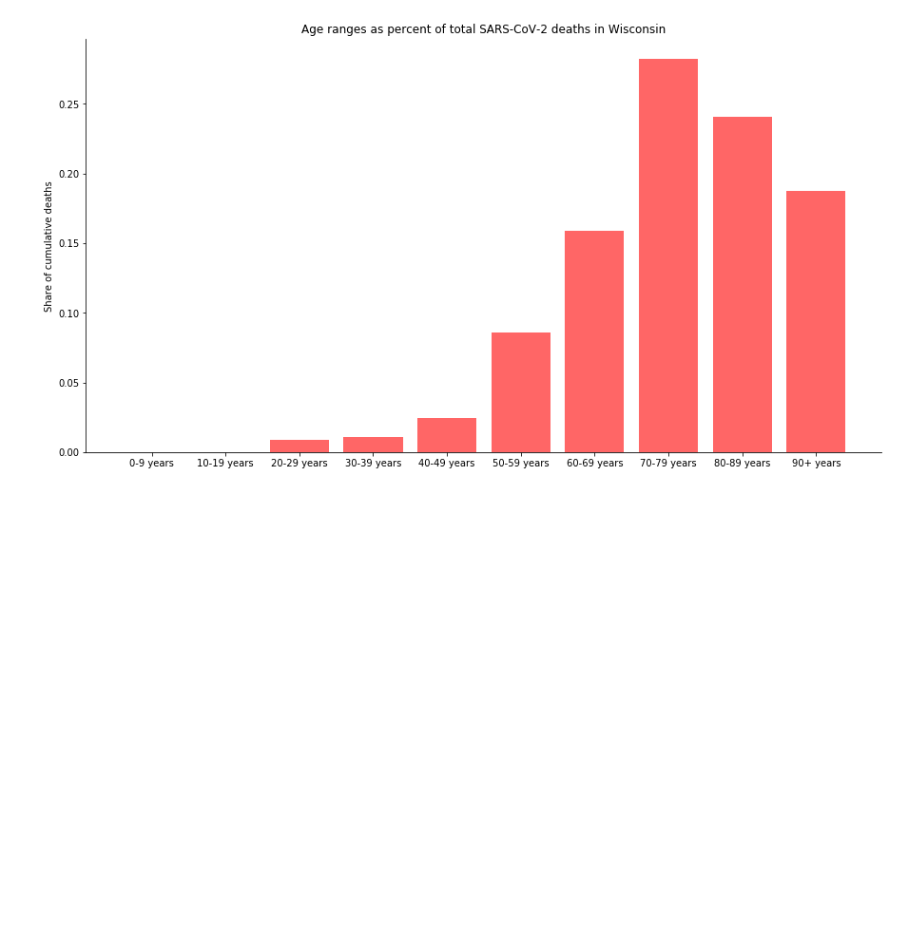
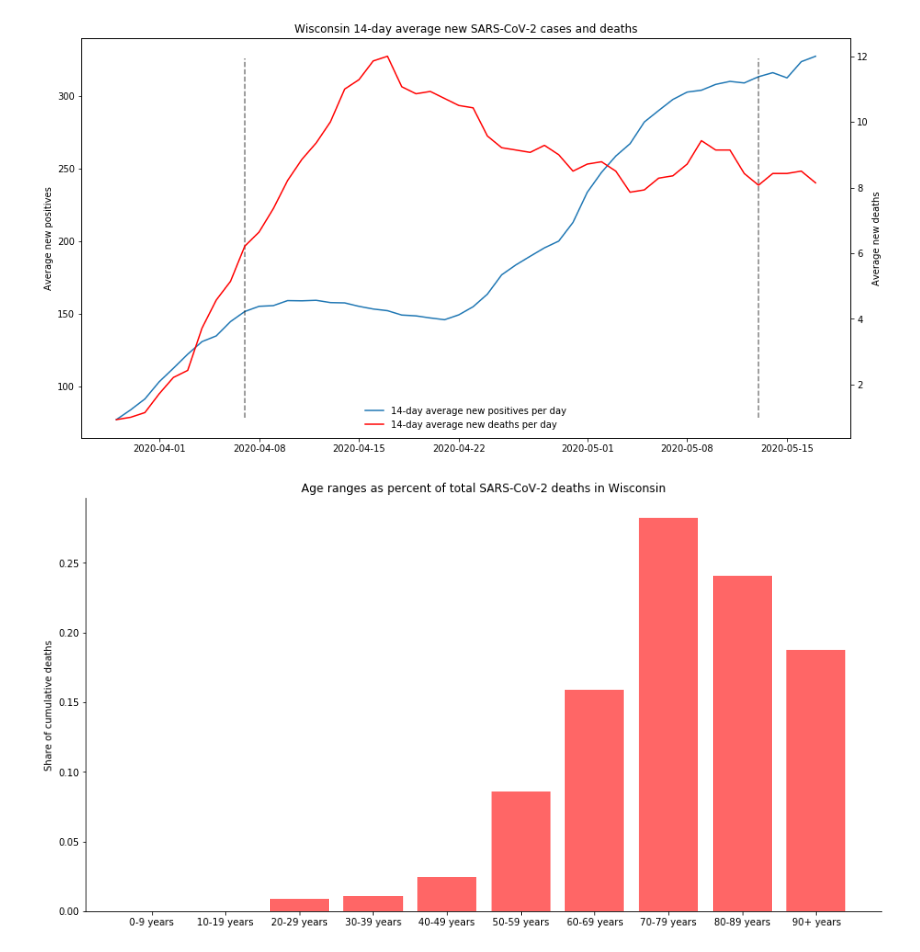
Before and after one commit to jacksonrhelf/data-projects, a Jupyter notebook: Wisconsin COVID/Covid.ipynb, the cells around one changed output. Saved outputs shown, nothing was run; the diff lists cells and outputs as text; code cells hidden in the pictures; blank space fills up the shorter version.

```diff
--- a/Wisconsin COVID/Covid.ipynb
+++ b/Wisconsin COVID/Covid.ipynb
@@ -60,3 +64,27 @@ ax.legend(lns, labels, frameon=False)
+# %%
+fig, ax = plt.subplots(figsize=[15,8])
+
+ln1 = ax.plot(wisc_state.index, wisc_state['Pos_New'].rolling(14).mean(),
+        label='14-day average new positives per day')
+
+ax.set_ylabel('Average new positives')
+ax.set_title('Wisconsin 14-day average new SARS-CoV-2 cases and deaths')
+ax.axvline(x='2020/04/07', ymin=0.05, ymax=0.95,ls='--', c='black', alpha=0.5)
+ax.axvline(x='2020/05/13', ymin=0.05, ymax=0.95, ls='--', c='black', alpha=0.5)
+
+ax2 = ax.twinx()
+ln2 = ax2.plot(wisc_state.index, wisc_state['Dth_New'].rolling(14).mean(), color='red',
+         label='14-day average new deaths per day')
+
+ax2.set_ylabel('Average new deaths')
+
+lns = ln1+ln2
+labels = [i.get_label() for i in lns]
+ax.legend(lns, labels, frameon=False)
+
+plt.show()
+# %% [output]
+[figure, added]
 # %%
 death_keep = ['Dths_0_9', 'Dths_10_19', 'Dths_20_29', 'Dths_30_39',
               'Dths_40_49', 'Dths_50_59', 'Dths_60_69', 'Dths_70_79',
```
Also changed, not shown: parts of 9 cells of this notebook.
